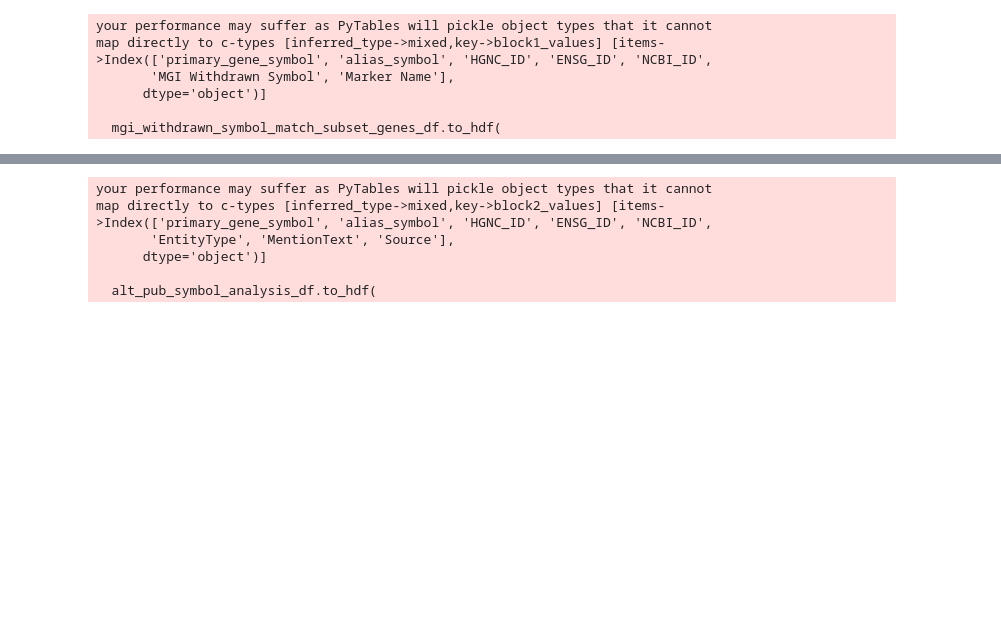
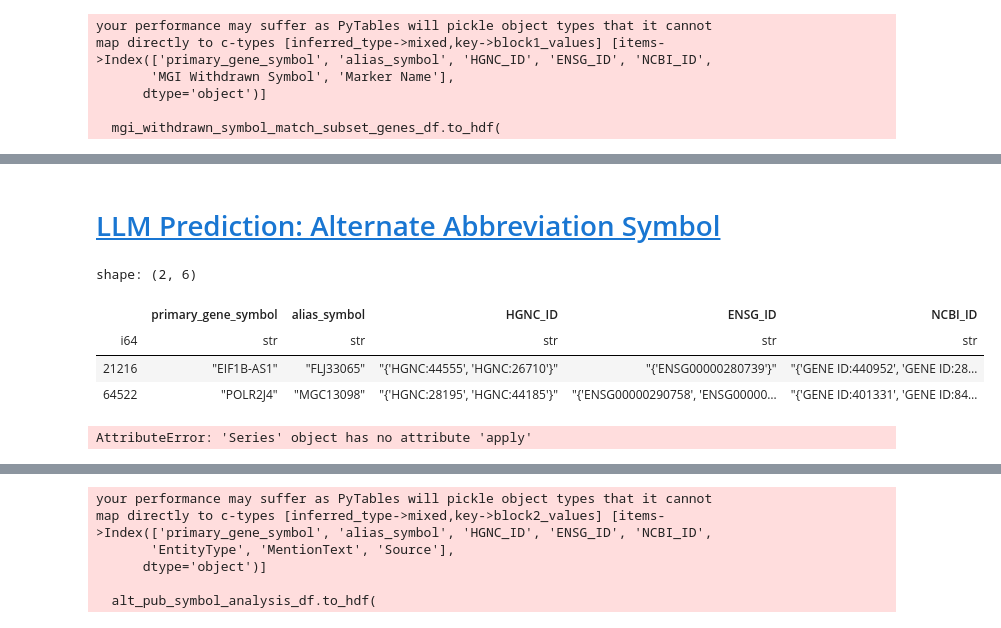
Before and after one commit to cancervariants/gene-harmony-analysis, a Jupyter notebook: analysis/4_symbol_capture_generation.ipynb, the cells around one changed output, grey strips where cells are left out. Cells and saved outputs as stored; diff of their text form; code cells hidden in the pictures; blank space fills up the shorter version.

```diff
--- a/analysis/4_symbol_capture_generation.ipynb
+++ b/analysis/4_symbol_capture_generation.ipynb
@@ -5620,0 +5022,2 @@ alt_pub_symbol_analysis_df["Alternate Symbol in Publication Match"] = \
+# %% [markdown]
+# <a id='toc16_'></a>[LLM Prediction: Alternate Abbreviation Symbol](#toc0_)
@@ -5620,0 +5027,26 @@ alt_pub_symbol_analysis_df["Alternate Symbol in Publication Match"] = \
+# %%
+multi_hgnc = subset_genes_df.filter(
+    pl.col("HGNC_ID").str.split(",").list.len() > 1
+)
+multi_hgnc
+# %% [output]
+shape: (2, 6)
+|  | primary_gene_symbol | alias_symbol | HGNC_ID | ENSG_ID | NCBI_ID |
+| i64 | str | str | str | str | str |
+| 21216 | "EIF1B-AS1" | "FLJ33065" | "{'HGNC:44555', 'HGNC:26710'}" | "{'ENSG00000280739'}" | "{'GENE ID:440952', 'GENE ID:28… |
+| 64522 | "POLR2J4" | "MGC13098" | "{'HGNC:28195', 'HGNC:44185'}" | "{'ENSG00000290758', 'ENSG00000… | "{'GENE ID:401331', 'GENE ID:84… |
+# %%
+multi_hgnc = subset_genes_df.filter(
+    pl.col("HGNC_ID").map_elements(
+        lambda x: isinstance(x, set) and len(x) > 1
+    )
+)
+print(
+    multi_hgnc.select([
+        "primary_gene_symbol",
+        "alias_symbol",
+        "HGNC_ID"
+    ])
+)
+# %% [output]
+AttributeError: 'Series' object has no attribute 'apply'
```
Also changed, not shown: parts of 62 cells of this notebook.
